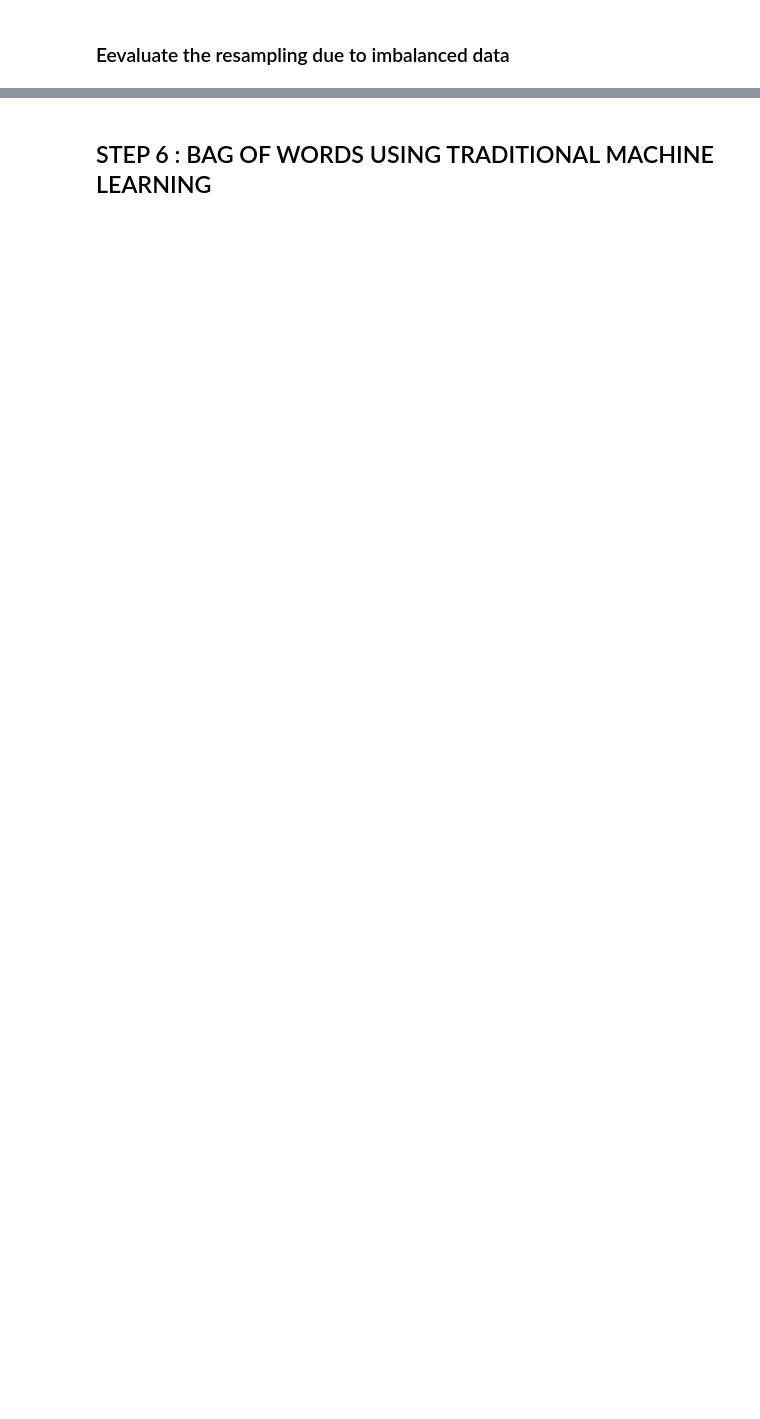
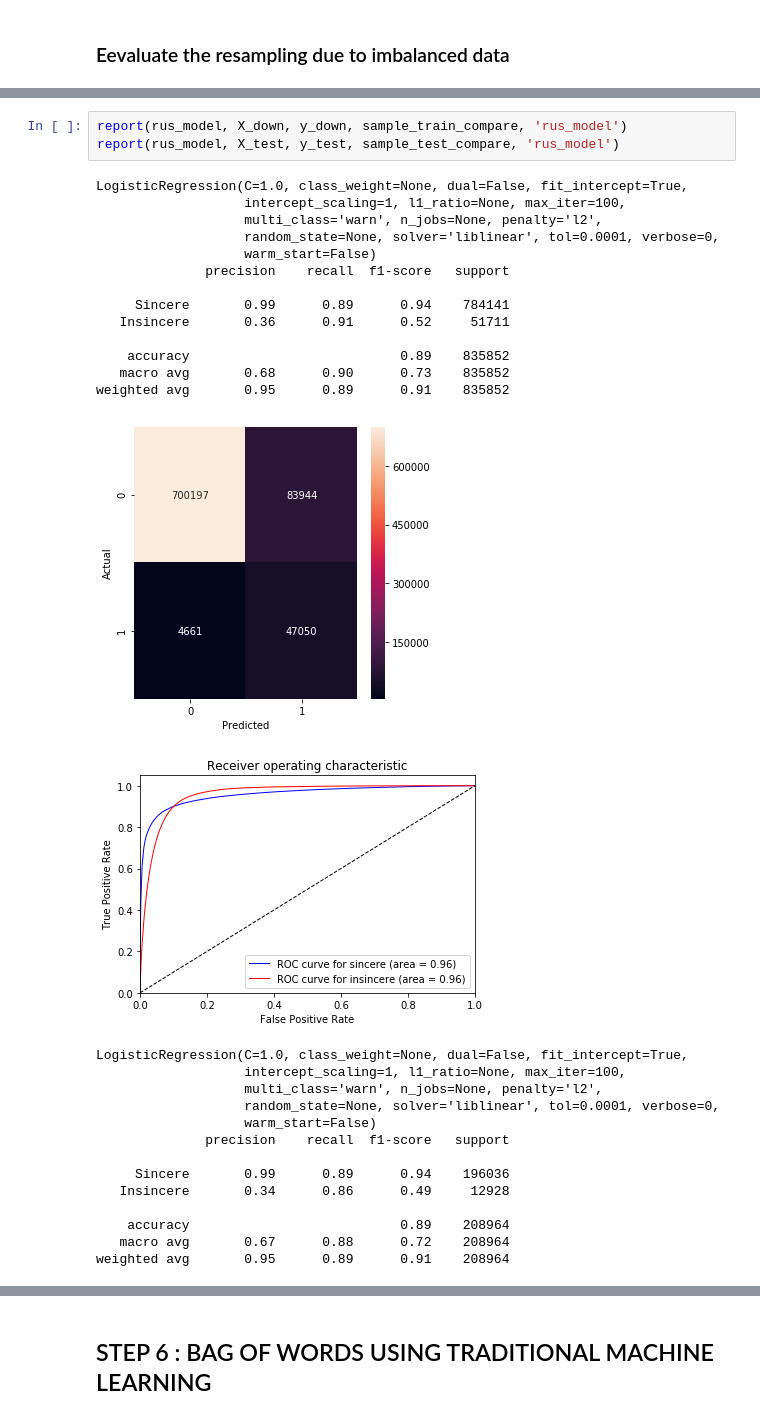
Before and after one commit to yungnien/Springboard, a Jupyter notebook: capstone/Prototype-Spark.ipynb, the cells around one changed output, grey strips where cells are left out. Cells and saved outputs as stored; diff of their text form; blank space fills up the shorter version.

```diff
--- a/capstone/Prototype-Spark.ipynb
+++ b/capstone/Prototype-Spark.ipynb
@@ -578,0 +503,32 @@ report(rusboost_model, X_test, y_test, sample_compare, 'rusboost_model')
+# %%
+report(rus_model, X_down, y_down, sample_train_compare, 'rus_model')
+report(rus_model, X_test, y_test, sample_test_compare, 'rus_model')
+# %% [output]
+LogisticRegression(C=1.0, class_weight=None, dual=False, fit_intercept=True,
+                   intercept_scaling=1, l1_ratio=None, max_iter=100,
+                   multi_class='warn', n_jobs=None, penalty='l2',
+                   random_state=None, solver='liblinear', tol=0.0001, verbose=0,
+                   warm_start=False)
+              precision    recall  f1-score   support
+
+     Sincere       0.99      0.89      0.94    784141
+   Insincere       0.36      0.91      0.52     51711
+
+    accuracy                           0.89    835852
+   macro avg       0.68      0.90      0.73    835852
+weighted avg       0.95      0.89      0.91    835852
+[figure, added]
+[figure, added]
+LogisticRegression(C=1.0, class_weight=None, dual=False, fit_intercept=True,
+                   intercept_scaling=1, l1_ratio=None, max_iter=100,
+                   multi_class='warn', n_jobs=None, penalty='l2',
+                   random_state=None, solver='liblinear', tol=0.0001, verbose=0,
+                   warm_start=False)
+              precision    recall  f1-score   support
+
+     Sincere       0.99      0.89      0.94    196036
+   Insincere       0.34      0.86      0.49     12928
+
+    accuracy                           0.89    208964
+   macro avg       0.67      0.88      0.72    208964
+weighted avg       0.95      0.89      0.91    208964
```
Also changed, not shown: parts of 150 cells of this notebook, 1 other file.
